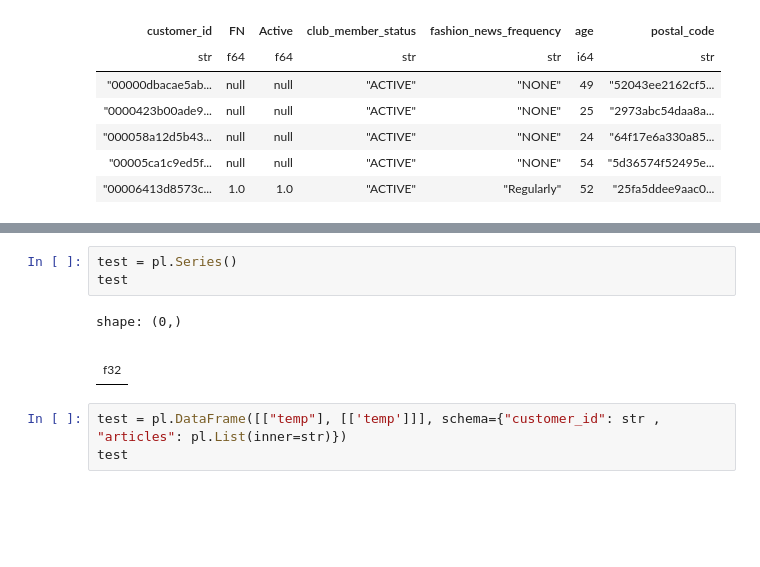
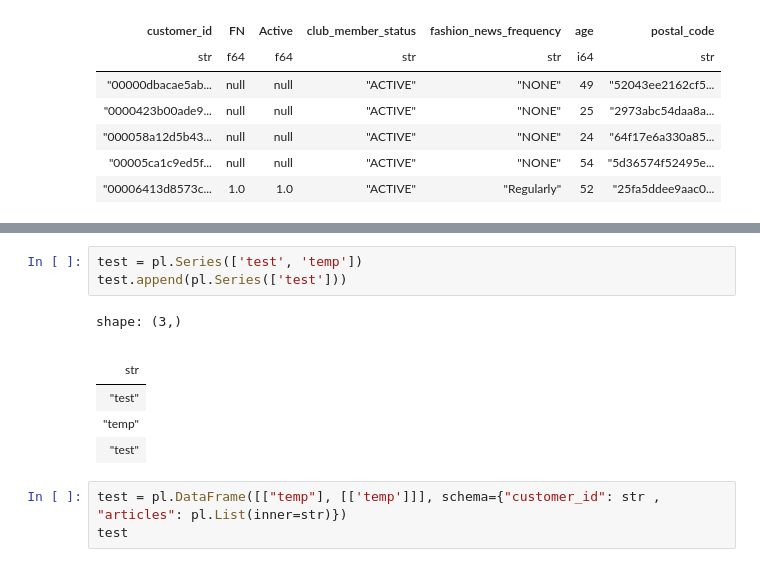
Before and after one commit to raclan/CIS_4496_Project, a Jupyter notebook: code/notebooks/polars_test.ipynb, the cells around one changed output, grey strips where cells are left out. Saved outputs shown, nothing was run; the diff lists cells and outputs as text; blank space fills up the shorter version.

```diff
--- a/code/notebooks/polars_test.ipynb
+++ b/code/notebooks/polars_test.ipynb
@@ -24,10 +83,13 @@ ValueError: Series constructor called with unsupported type; got <class 'float'>
 # %%
-test = pl.Series()
-test
+test = pl.Series(['test', 'temp'])
+test.append(pl.Series(['test']))
 # %% [output]
-shape: (0,)
+shape: (3,)
 |  |
-| f32 |
+| str |
+| "test" |
+| "temp" |
+| "test" |
 # %%
 test = pl.DataFrame([["temp"], [['temp']]], schema={"customer_id": str , "articles": pl.List(inner=str)})
 test
```
Also changed, not shown: parts of 8 cells of this notebook, 4 other files.
